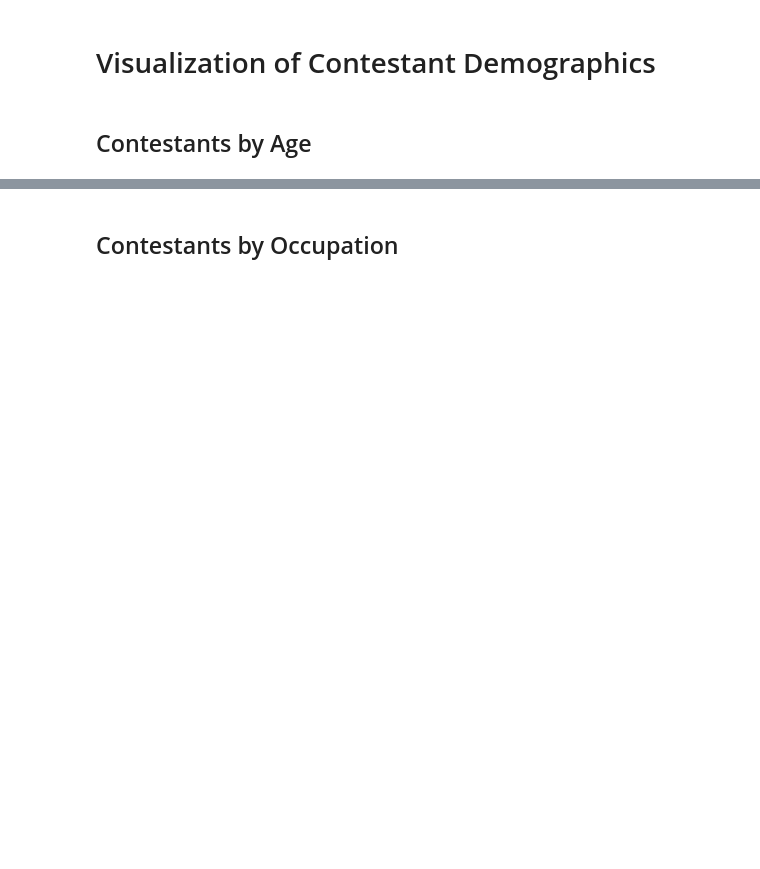
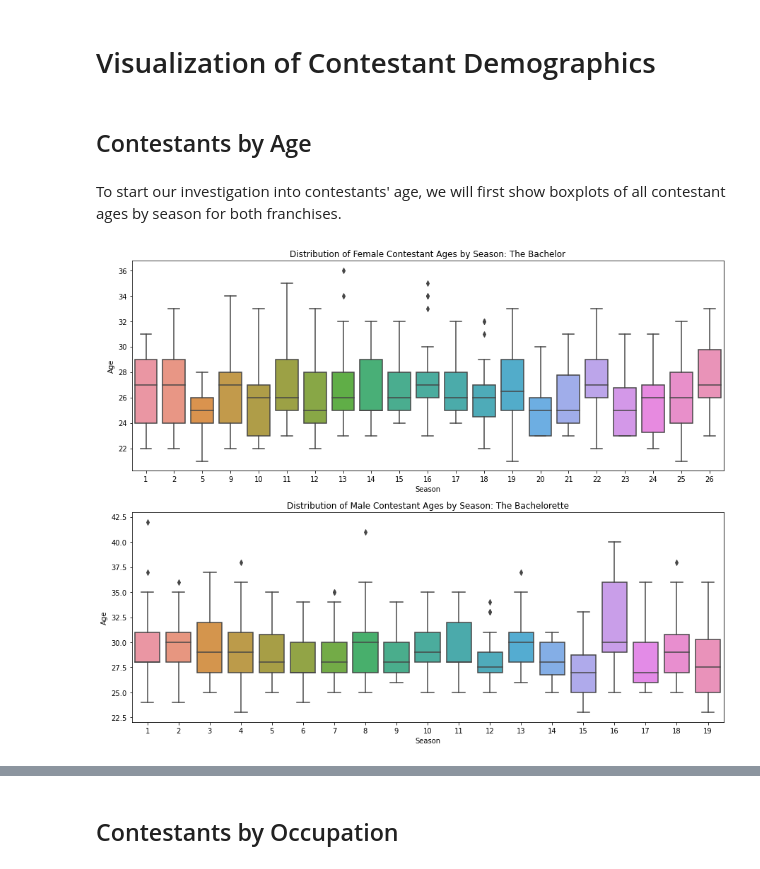
Before and after one commit to melissamelton/BachelorAnalysis, a Jupyter notebook: TheBachelorAnalysis_GSB521.ipynb, the cells around one changed output, grey strips where cells are left out. Drawn from its saved outputs; the diff is of its cells as text; code cells hidden in the pictures; blank space fills up the shorter version.

```diff
--- a/TheBachelorAnalysis_GSB521.ipynb
+++ b/TheBachelorAnalysis_GSB521.ipynb
@@ -210,8 +243,7 @@ contestants_df2['Name'] = contestants_df2['Name'].apply(lambda x: x.split('[')[0
 # fix some unclean age values
 contestants_df2['Age'] = contestants_df2['Age'].apply(str).apply(lambda x: x.split('[')[0] if '[' in x else x)
 # separate town and state into their own columns
-hometowns = contestants_df2['Hometown'].str.split(',', expand = True)
-contestants_df2[['Town', 'State']] = hometowns
+contestants_df2[['Town', 'State']] = contestants_df2['Hometown'].str.split(',', expand = True)
 # make sure age is numeric
 contestants_df2['Age'] = pd.to_numeric(contestants_df2['Age'])
 
@@ -246,3 +338,19 @@ top4_df2 = contestants_df2.groupby('Season').head(4)
 # Visualization of Contestant Demographics
 # %% [markdown]
 ## Contestants by Age
+# %% [markdown]
+To start our investigation into contestants' age, we will first show boxplots of all contestant ages by season for both franchises.
+# %%
+fig, ax = plt.subplots(nrows = 2, ncols = 1, figsize=(15, 12))
+
+#distribution of ALL Contestant ages by season: Bachelor
+sns.boxplot(x='Season', y='Age', data = contestants_df, ax=ax[0])
+ax[0].set_title("Distribution of Female Contestant Ages by Season: The Bachelor")
+
+#distribution of ALL Contestant ages by season: Bachelorette
+sns.boxplot(x='Season', y='Age', data = contestants_df2, ax=ax[1])
+ax[1].set_title("Distribution of Male Contestant Ages by Season: The Bachelorette")
+# show the graph
+plt.show()
+# %% [output]
+[figure, added]
```
Also changed, not shown: parts of 42 cells of this notebook.
